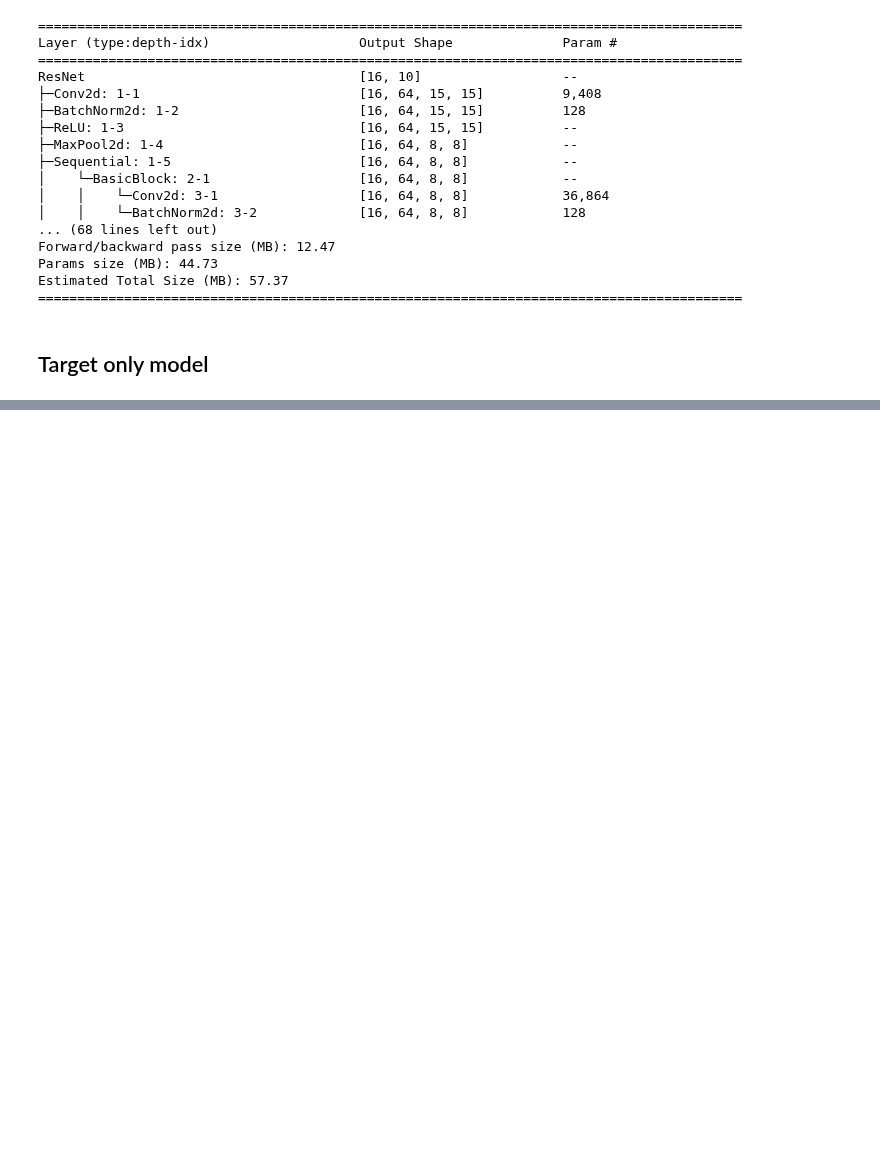
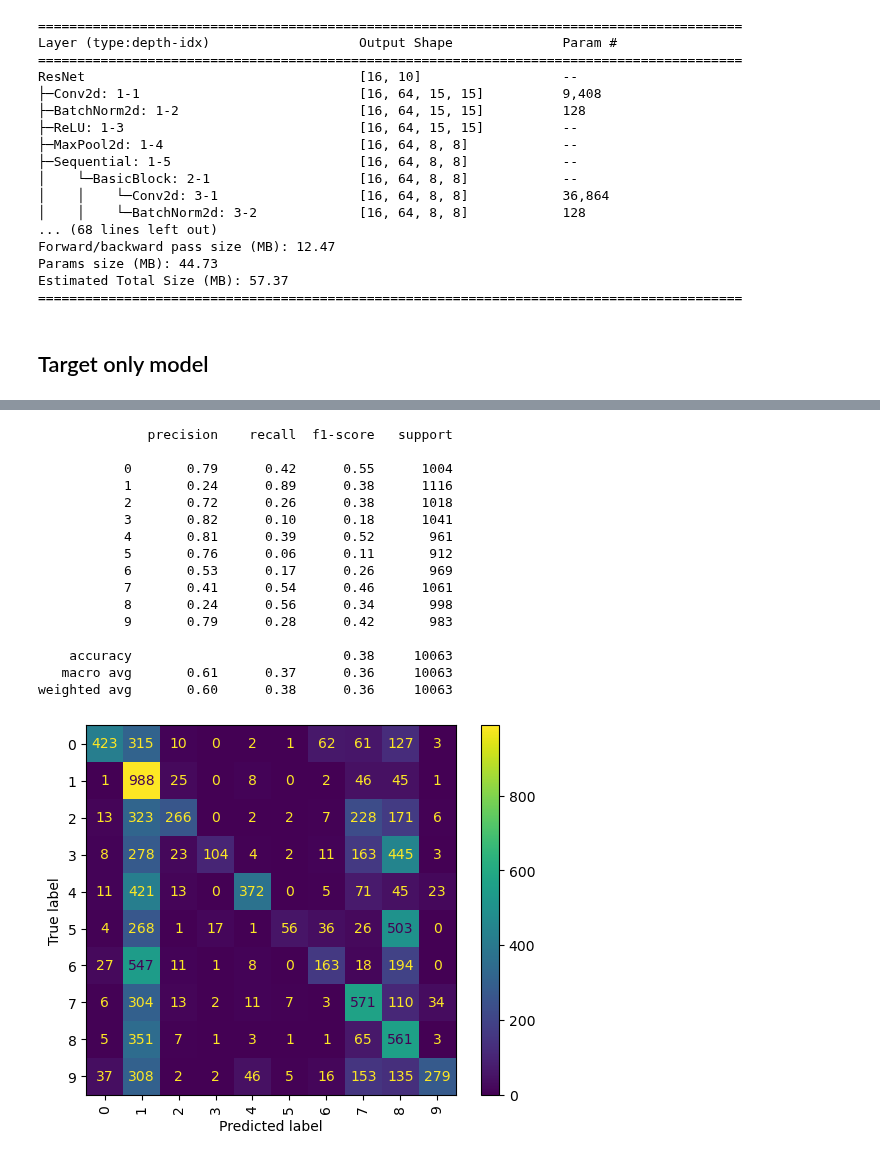
Before and after one commit to dimits-ts/deep_vision_domain_adaptation, a Jupyter notebook: domain_adaptation.ipynb, the cells around one changed output, grey strips where cells are left out. Cells and saved outputs as stored; diff of their text form; code cells hidden in the pictures; blank space fills up the shorter version.

```diff
--- a/domain_adaptation.ipynb
+++ b/domain_adaptation.ipynb
@@ -707,0 +762,20 @@ weighted avg       0.97      0.97      0.97     10063
+# %%
+tasks.results.classification_results(model, ad_target_test_loader, class_names, device)
+# %% [output]
+              precision    recall  f1-score   support
+
+           0       0.79      0.42      0.55      1004
+           1       0.24      0.89      0.38      1116
+           2       0.72      0.26      0.38      1018
+           3       0.82      0.10      0.18      1041
+           4       0.81      0.39      0.52       961
+           5       0.76      0.06      0.11       912
+           6       0.53      0.17      0.26       969
+           7       0.41      0.54      0.46      1061
+           8       0.24      0.56      0.34       998
+           9       0.79      0.28      0.42       983
+
+    accuracy                           0.38     10063
+   macro avg       0.61      0.37      0.36     10063
+weighted avg       0.60      0.38      0.36     10063
+[figure, added]
```
Also changed, not shown: parts of 12 cells of this notebook, 6 other files.
